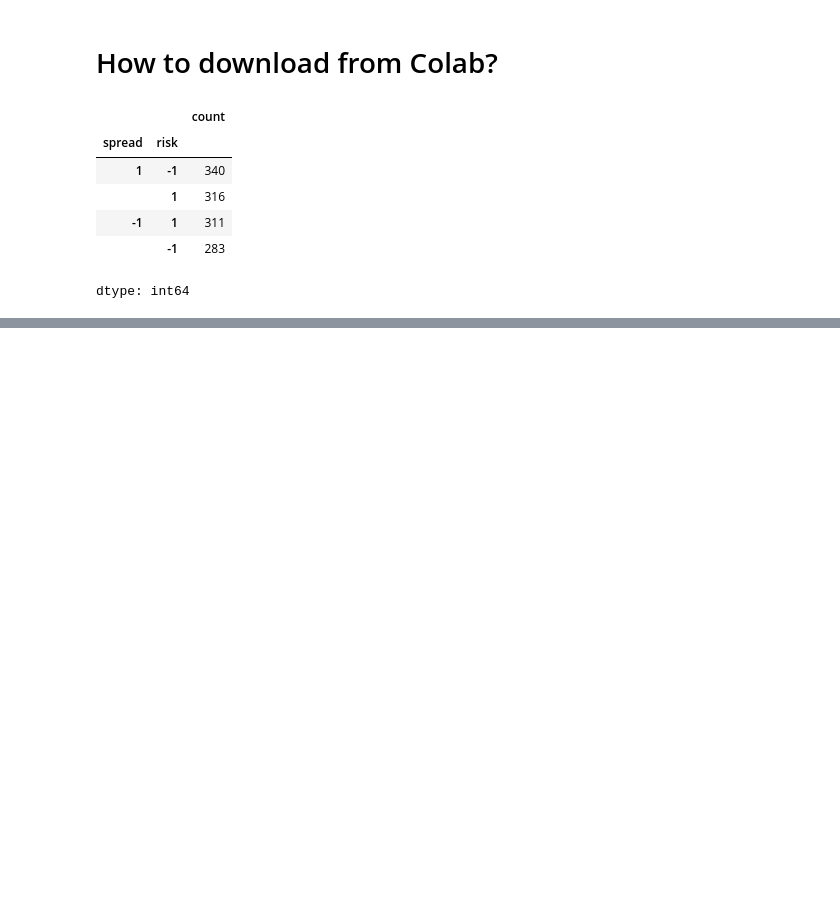
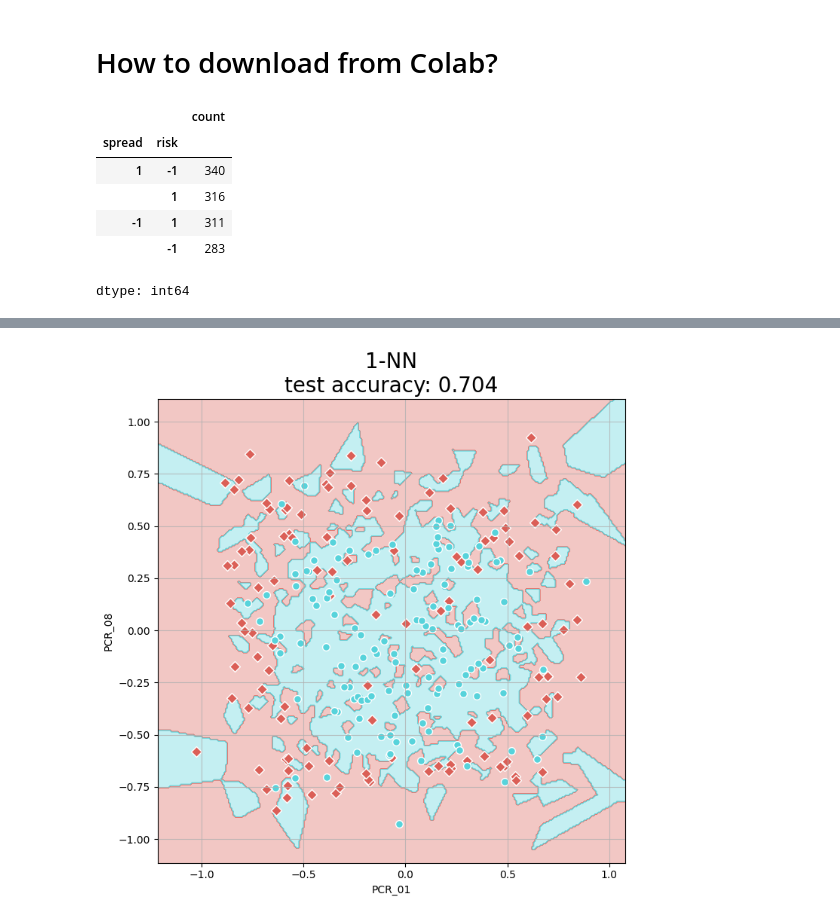
Before and after one commit to Shayshoon/ML_2, a Jupyter notebook: HW2_template.ipynb, the cells around one changed output, grey strips where cells are left out. Drawn from its saved outputs; the diff is of its cells as text; code cells hidden in the pictures; blank space fills up the shorter version.

```diff
--- a/HW2_template.ipynb
+++ b/HW2_template.ipynb
@@ -86,0 +181,5 @@ dtype: int64
+# %%
+visualize_clf(q1_classifier, temp_test_df[['PCR_01', 'PCR_08']], temp_test_df['spread'],
+              f'1-NN\ntest accuracy: {q1_test_accuracy}', 'PCR_01', 'PCR_08')
+# %% [output]
+[figure, added]
```
Also changed, not shown: parts of 21 cells of this notebook.
